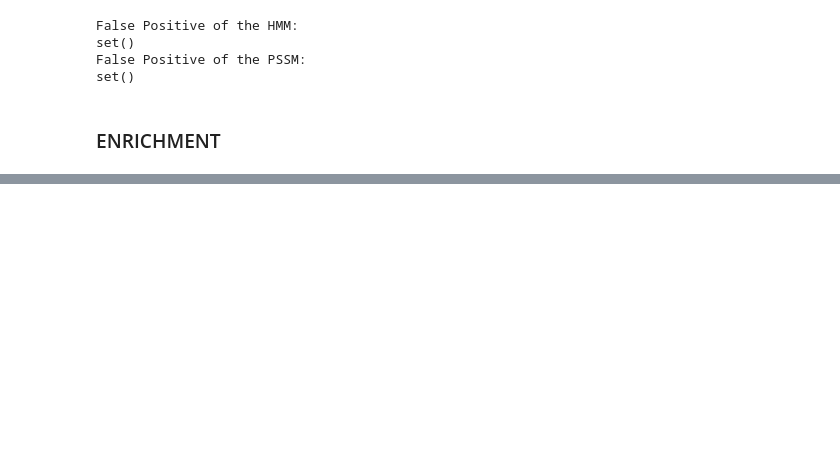
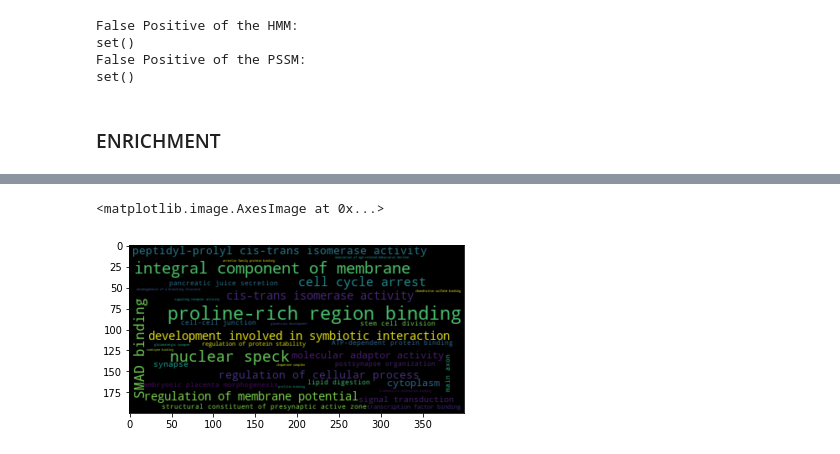
Before and after one commit to damiclem/proteincake, a Jupyter notebook: Helping function (temp).ipynb, the cells around one changed output, grey strips where cells are left out. Drawn from its saved outputs; the diff is of its cells as text; code cells hidden in the pictures; blank space fills up the shorter version.

Commit message:
add enrichment.py module

```diff
--- a/Helping function (temp).ipynb
+++ b/Helping function (temp).ipynb
@@ -428,13 +409,13 @@ Perform Fisher test. An Odd-Ratio above 77 tells us the GO prefers the first dat
 while an Odd-Ratio under 0.013 tells us the GO prefers the second dataframe.
 Return a Dataframe with index the GO and values the Odd-Ratio and the p-value.
 """
-def fisher_test(df1, df2):
+def fisher_test(df1, df2, col_name_go = 'go_id'):
 
     # Inint dict
     results = {}
 
     # Get the number of occurrances of the GO counts
-    dict1, dict2 = dict(df1['Description'].value_counts()), dict(df2['Description'].value_counts())
+    dict1, dict2 = dict(df1[col_name_go].value_counts()), dict(df2[col_name_go].value_counts())
 
     # Compute the intersaction of the GO terms
     key_intersection = set(dict1.keys()).intersection(set(dict2.keys()))
@@ -457,10 +438,6 @@ def fisher_test(df1, df2):
     # Return the DataFrame
     return pd.DataFrame(results).transpose()
 # %%
-# Parse the gene ontology
-with gzip.open("data/go/go.json.gz") as f:
-    ontology = json.load(f)
-
 """
 To retrieve the GO that are parents, we cycle over ontology["graphs"][0]["edges"] which is a list of dictionary.
 Every dictionary is about a GO id (sub) with a relation (pred) with another GO (obj).
@@ -549,20 +526,20 @@ Return a Dataframe with as index the GO_ids and values:
 2. the depth computed from the ontology file
 3. the description of the GO_ids
 """
-def enrich(df1, df2, ontology):
+def enrich(df1, df2, ontology, col_name_go = 'go_id', col_name_descr='go_descr'):
     # 1. Get Fisher results
-    df = fisher_test(df1, df2)
+    df = fisher_test(df1, df2, col_name_go=col_name_go)
     # 2. Get Depth
     depth = get_depth(ontology)
     # 3. Get description
     labels = get_labels(ontology)
     # 4. Update dataframe
     labels_, depth_ = [], []
-    for go_id in df.index():
+    for go_id in df.index:
         labels_.append(labels[go_id])
         depth_.append(depth[go_id])
-    df['Depth'] = depth_
-    df['Description'] = labels_
+    df['depth'] = depth_
+    df[col_name_descr] = labels_
     # 5. Return dataframe
     return df
 
@@ -570,8 +547,8 @@ def enrich(df1, df2, ontology):
 Filter the enrich dataframe by taking out GO_terms with high p-value or high depth
 """
 def enrich_filter(df, max_pvalue=0.05, max_depth=5):
-    df_filter = df[(df['p-value'] < max_pvalue) & (df['Depth'] < max_depth)]
-    df_filter['Score'] = np.log(1/df['p-value'])
+    df_filter = df[(df['p-value'] < max_pvalue) & (df['depth'] < max_depth)]
+    df_filter['score'] = np.log(1/df['p-value'])
     return df_filter
 
 """
@@ -583,0 +584,11 @@ def word_cloud(df, col_name, col_score, *args, **kwargs):
+# %%
+# Parse the gene ontology
+with gzip.open("data/go/go.json.gz") as f:
+    ontology = json.load(f)
+
+all_go= pd.read_table('data/go.csv', dtype={'entry_ac': str, 'go_id': str, 'go_descr': str})
+original_df = pd.read_csv('results/ensamble/ensamble_df.csv', index_col=[0])
+original_go = all_go[all_go.entry_ac.isin(original_df.index)]
+print('Number of rows in all: {}'.format(all_go.shape[0]))
+print('Number of rows in original: {}'.format(original_go.shape[0]))
+original_go.head()
@@ -583,0 +606,9 @@ def word_cloud(df, col_name, col_score, *args, **kwargs):
+# %%
+enrich_result = enrich(df1=original_go, df2=all_go,
+                       ontology=ontology,
+                       col_name_descr='go_descr',
+                       col_name_go='go_id')
+
+enrich_result = enrich_filter(df = enrich_result, max_depth=4, max_pvalue=0.05)
+print('Number of GO passed: {}'.format(enrich_result.shape[0]))
+enrich_result.head()
@@ -583,0 +627,5 @@ def word_cloud(df, col_name, col_score, *args, **kwargs):
+# %%
+plt.imshow(word_cloud(df=enrich_result, col_name='go_descr', col_score='score'), interpolation='bilinear')
+# %% [output]
+<matplotlib.image.AxesImage at 0x...>
+[figure, added]
```
Also changed, not shown: parts of 8 cells of this notebook, 14 other files.
